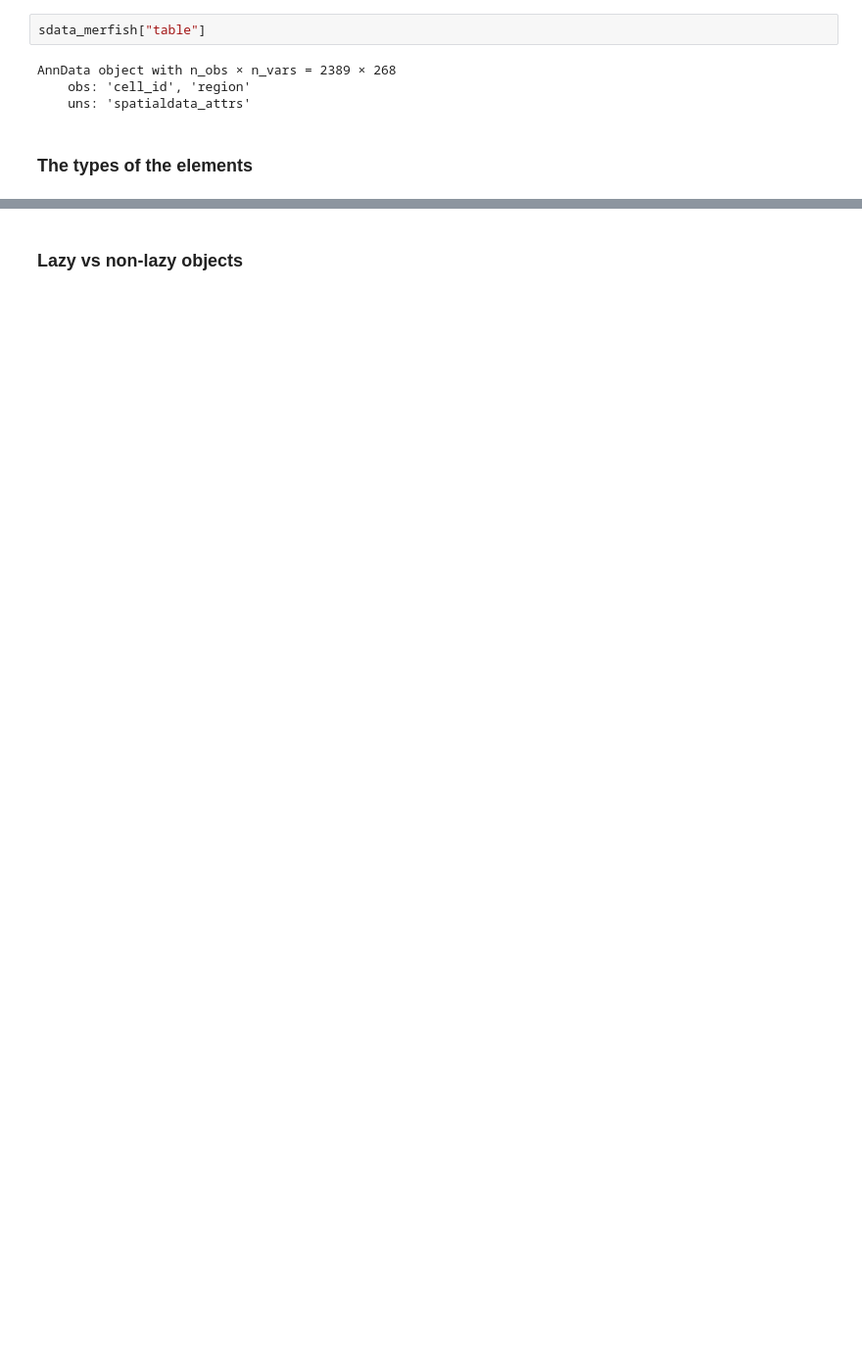
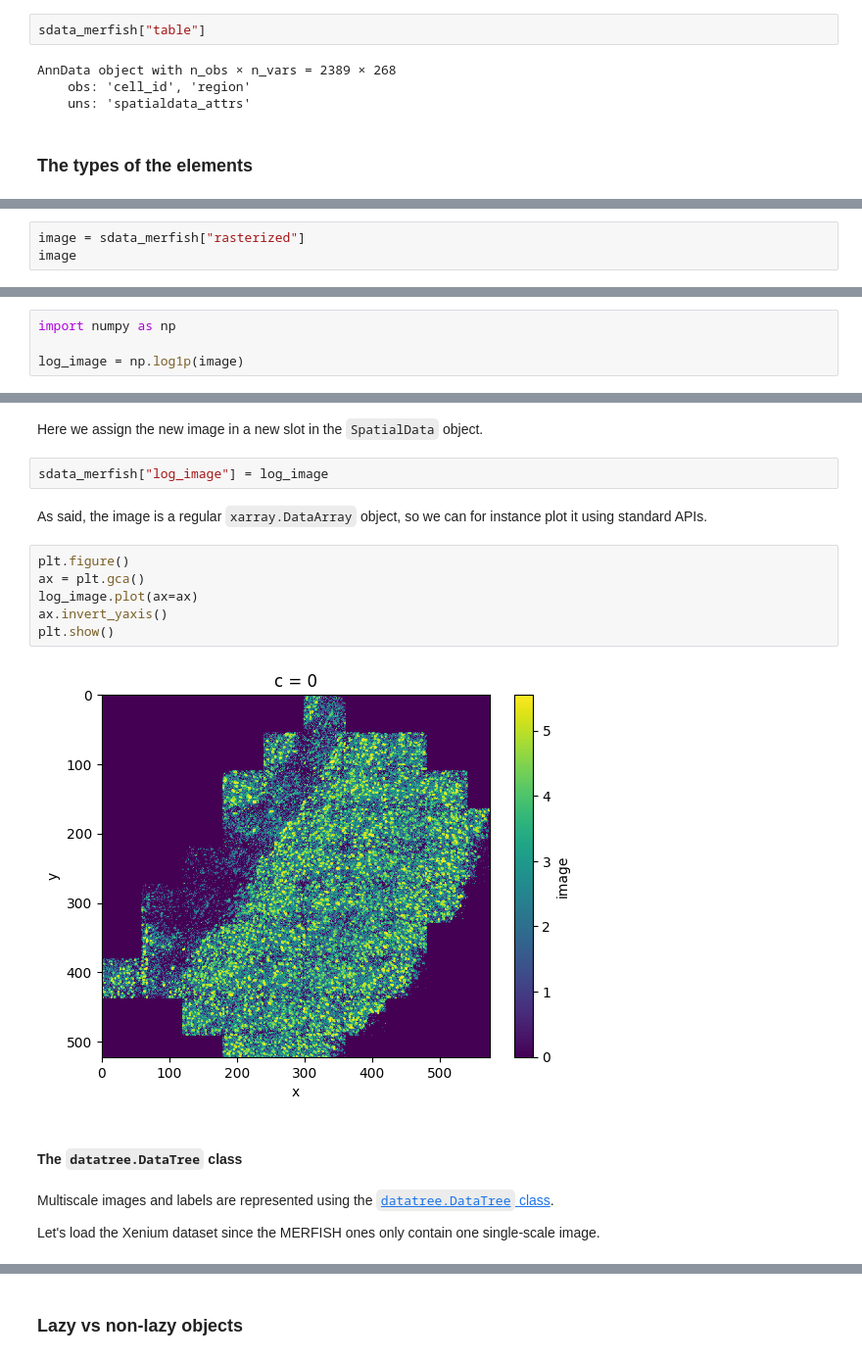
Before and after one commit to PMBio/spatialdata-workshops, a Jupyter notebook: notebooks/nb1_spatialdata_objects.ipynb, the cells around one changed output, grey strips where cells are left out. Shown at 98% size. Drawn from its saved outputs; the diff is of its cells as text; blank space fills up the shorter version.

```diff
--- a/notebooks/nb1_spatialdata_objects.ipynb
+++ b/notebooks/nb1_spatialdata_objects.ipynb
@@ -228,0 +251,3 @@ We will give a quick overview of these classes here below; please refer to the r
+# %%
+image = sdata_merfish["rasterized"]
+image
@@ -228,0 +284,4 @@ We will give a quick overview of these classes here below; please refer to the r
+# %%
+import numpy as np
+
+log_image = np.log1p(image)
@@ -228,0 +316,20 @@ We will give a quick overview of these classes here below; please refer to the r
+# %% [markdown]
+Here we assign the new image in a new slot in the `SpatialData` object.
+# %%
+sdata_merfish["log_image"] = log_image
+# %% [markdown]
+As said, the image is a regular `xarray.DataArray` object, so we can for instance plot it using standard APIs.
+# %%
+plt.figure()
+ax = plt.gca()
+log_image.plot(ax=ax)
+ax.invert_yaxis()
+plt.show()
+# %% [output]
+[figure, added]
+# %% [markdown]
+#### The `datatree.DataTree` class
+# %% [markdown]
+Multiscale images and labels are represented using the [`datatree.DataTree` class](https://xarray-datatree.readthedocs.io/en/latest/quick-overview.html#datatrees).
+
+Let's load the Xenium dataset since the MERFISH ones only contain one single-scale image.
```
Also changed, not shown: parts of 83 cells of this notebook, 3 other files.
